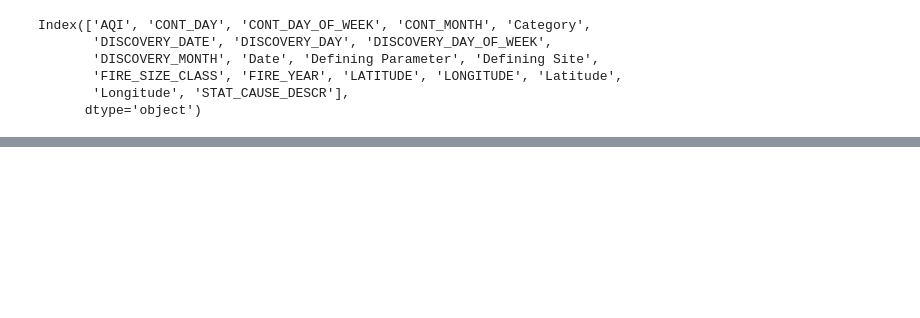
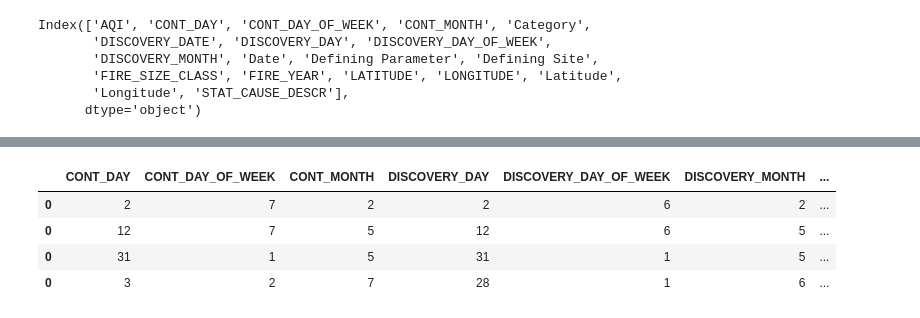
Before and after one commit to NVI/SmoGYEye, a Jupyter notebook: main.ipynb, the cells around one changed output, grey strips where cells are left out. Drawn from its saved outputs; the diff is of its cells as text; code cells hidden in the pictures; blank space fills up the shorter version.

```diff
--- a/main.ipynb
+++ b/main.ipynb
@@ -343,0 +381,2 @@ right_column
+# %%
+logits=drop.drop(['AQI'],axis=1)
@@ -344,3 +391,11 @@ right_column
+# %%
+logits.head()
+# %% [output]
+|  | CONT_DAY | CONT_DAY_OF_WEEK | CONT_MONTH | DISCOVERY_DAY | DISCOVERY_DAY_OF_WEEK | DISCOVERY_MONTH | ... |
+| 0 | 2 | 7 | 2 | 2 | 6 | 2 | ... |
+| 0 | 12 | 7 | 5 | 12 | 6 | 5 | ... |
+| 0 | 31 | 1 | 5 | 31 | 1 | 5 | ... |
+| 0 | 3 | 2 | 7 | 28 | 1 | 6 | ... |
 # %%
 import xgboost as xgb
 # %%
```
Also changed, not shown: parts of 26 cells of this notebook.
